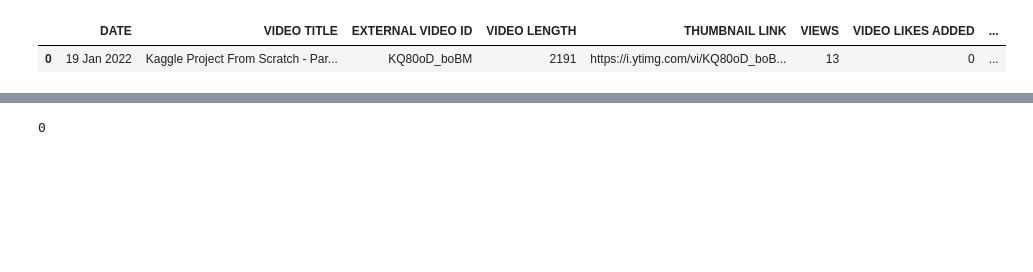
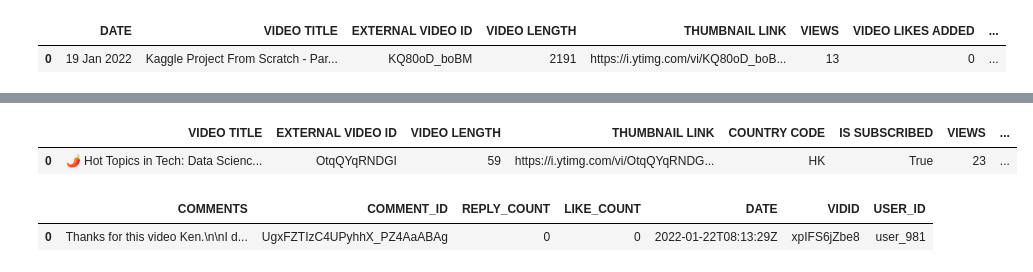
Before and after one commit to andazi/goal-data-science, a Jupyter notebook: deployed apps/project 2/youtube dashbord.ipynb, the cells around one changed output, grey strips where cells are left out. Saved outputs shown, nothing was run; the diff lists cells and outputs as text; code cells hidden in the pictures; blank space fills up the shorter version.

Commit message:
youtube load data

```diff
--- a/deployed apps/project 2/youtube dashbord.ipynb
+++ b/deployed apps/project 2/youtube dashbord.ipynb
@@ -695,4 +190,0 @@ USER COMMENTS ADDED
-# %%
-df_vid.duplicated().sum() # no duplicates
-# %% [output]
-0
@@ -698,0 +194,10 @@ df_vid.duplicated().sum() # no duplicates
+# %%
+df_agg_sub.head(1)
+# %% [output]
+|  | VIDEO TITLE | EXTERNAL VIDEO ID | VIDEO LENGTH | THUMBNAIL LINK | COUNTRY CODE | IS SUBSCRIBED | VIEWS | ... |
+| 0 | 🌶 Hot Topics in Tech: Data Scienc... | OtqQYqRNDGI | 59 | https://i.ytimg.com/vi/OtqQYqRNDG... | HK | True | 23 | ... |
+# %%
+df_com.head(1)
+# %% [output]
+|  | COMMENTS | COMMENT_ID | REPLY_COUNT | LIKE_COUNT | DATE | VIDID | USER_ID |
+| 0 | Thanks for this video Ken.\n\nI d... | UgxFZTIzC4UPyhhX_PZ4AaABAg | 0 | 0 | 2022-01-22T08:13:29Z | xpIFS6jZbe8 | user_981 |
```
Also changed, not shown: parts of 18 cells of this notebook, 1 other file.
